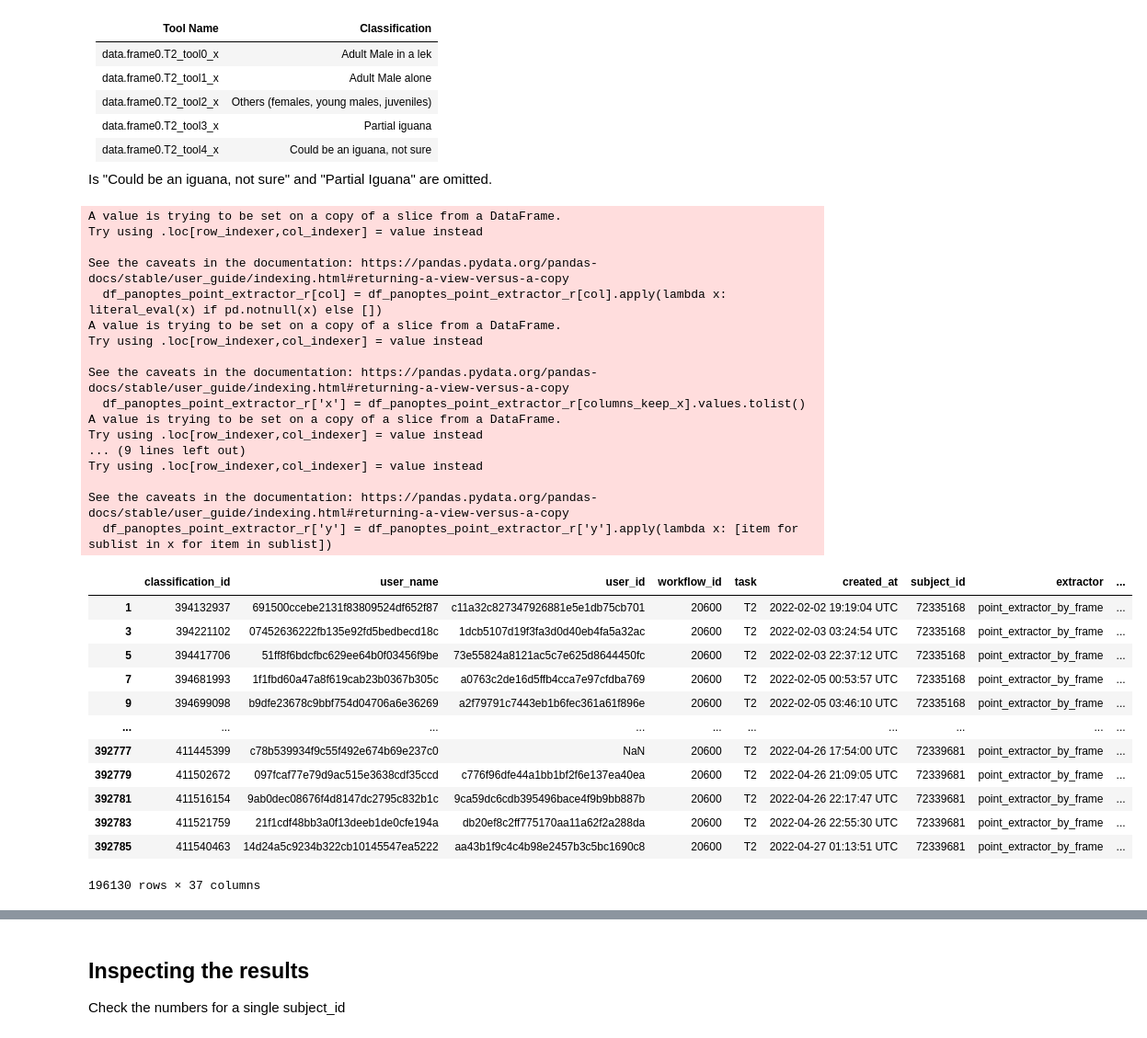
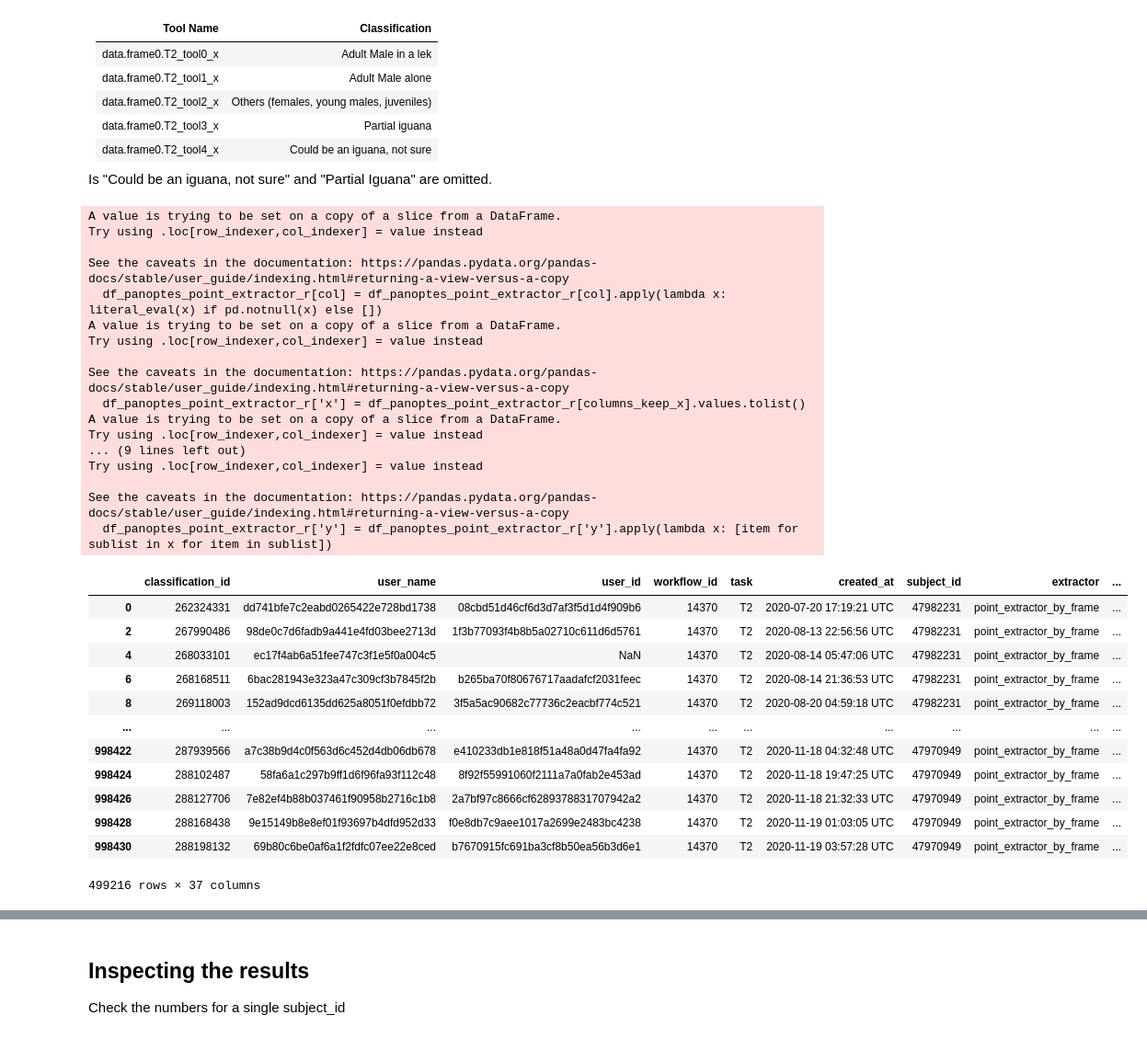
Before and after one commit to cwinkelmann/iguanas-from-above-zooniverse, a Jupyter notebook: Panoptes_Data_Prep.ipynb, the cells around one changed output, grey strips where cells are left out. Shown at 92% size. Cells and saved outputs as stored; diff of their text form; code cells hidden in the pictures.

Commit message:
calculated phase 1 including tool4 which results in higher number for (h)dbscan

```diff
--- a/Panoptes_Data_Prep.ipynb
+++ b/Panoptes_Data_Prep.ipynb
@@ -7,11 +7,11 @@ import pandas as pd
 from pathlib import Path
 
 ### use either the subset of the subset
-#phase_tag = "Iguanas 1st launch"
-#data_folder = "./data/phase_1"
+phase_tag = "Iguanas 1st launch"
+data_folder = "./data/phase_1"
 
-phase_tag = "Iguanas 2nd launch"
-data_folder = "./data/phase_2"
+# phase_tag = "Iguanas 2nd launch"
+# data_folder = "./data/phase_2"
 
 #phase_tag = "Iguanas 3rd launch"
 #data_folder = "./data/phase_3"
@@ -23,7 +23,7 @@ workflow_id_p3 = 22040.0
 input_path = Path("/Users/christian/data/zooniverse")
 
 # use_gold_standard_subset = "expert" # Use the expert-GS-Xphase as the basis
-output_path = Path("/Users/christian/data/zooniverse/2024_04_16_analysis").joinpath(phase_tag).resolve()
+output_path = Path("/Users/christian/data/zooniverse/2024_04_24_analysis").joinpath(phase_tag).resolve()
 
 output_plot_path = output_path.joinpath("plots")
 output_plot_path.mkdir(parents=True, exist_ok=True)
@@ -362,8 +367,8 @@ Is "Could be an iguana, not sure" and "Partial Iguana" are omitted.
 # create a flat structure from the nested marks over multiple columns from that.
 from ast import literal_eval
 
-columns_keep_x = ['data.frame0.T2_tool0_x', 'data.frame0.T2_tool1_x', 'data.frame0.T2_tool2_x']
-columns_keep_y = ['data.frame0.T2_tool0_y', 'data.frame0.T2_tool1_y', 'data.frame0.T2_tool2_y']
+columns_keep_x = ['data.frame0.T2_tool0_x', 'data.frame0.T2_tool1_x', 'data.frame0.T2_tool2_x', 'data.frame0.T2_tool4_x']
+columns_keep_y = ['data.frame0.T2_tool0_y', 'data.frame0.T2_tool1_y', 'data.frame0.T2_tool2_y', 'data.frame0.T2_tool4_y']
 
 for col in columns_keep_x + columns_keep_y:
     df_panoptes_point_extractor_r[col] = df_panoptes_point_extractor_r[col].apply(lambda x: literal_eval(x) if pd.notnull(x) else [])
@@ -371,49 +376,45 @@ for col in columns_keep_x + columns_keep_y:
 # Merge the lists in 'x' and 'y' coordinates
 df_panoptes_point_extractor_r['x'] = df_panoptes_point_extractor_r[columns_keep_x].values.tolist()
 df_panoptes_point_extractor_r['y'] = df_panoptes_point_extractor_r[columns_keep_y].values.tolist()
 
 # Flatten the lists in each row for 'x' and 'y'
 df_panoptes_point_extractor_r['x'] = df_panoptes_point_extractor_r['x'].apply(lambda x: [item for sublist in x for item in sublist])
 df_panoptes_point_extractor_r['y'] = df_panoptes_point_extractor_r['y'].apply(lambda x: [item for sublist in x for item in sublist])
 
 # Explode the DataFrame to separate rows for each x, y pair
-# Note: This requires pandas >= 0.25 for simultaneous explode
-# df_panoptes_point_extractor_r_exploded = df_panoptes_point_extractor_r.apply(pd.Series.explode)
-
 # Explode the DataFrame based on these columns to get separate rows for each list element
-# Make sure to perform the explode operation on both columns simultaneously to keep the x and y coordinates paired
 df_panoptes_point_extractor_r
 # %% [output]
 A value is trying to be set on a copy of a slice from a DataFrame.
 Try using .loc[row_indexer,col_indexer] = value instead
 
 See the caveats in the documentation: https://pandas.pydata.org/pandas-docs/stable/user_guide/indexing.html#returning-a-view-versus-a-copy
   df_panoptes_point_extractor_r[col] = df_panoptes_point_extractor_r[col].apply(lambda x: literal_eval(x) if pd.notnull(x) else [])
 A value is trying to be set on a copy of a slice from a DataFrame.
 Try using .loc[row_indexer,col_indexer] = value instead
 
 See the caveats in the documentation: https://pandas.pydata.org/pandas-docs/stable/user_guide/indexing.html#returning-a-view-versus-a-copy
   df_panoptes_point_extractor_r['x'] = df_panoptes_point_extractor_r[columns_keep_x].values.tolist()
 A value is trying to be set on a copy of a slice from a DataFrame.
 Try using .loc[row_indexer,col_indexer] = value instead
 ... (9 lines left out)
 Try using .loc[row_indexer,col_indexer] = value instead
 
 See the caveats in the documentation: https://pandas.pydata.org/pandas-docs/stable/user_guide/indexing.html#returning-a-view-versus-a-copy
   df_panoptes_point_extractor_r['y'] = df_panoptes_point_extractor_r['y'].apply(lambda x: [item for sublist in x for item in sublist])
 |  | classification_id | user_name | user_id | workflow_id | task | created_at | subject_id | extractor | ... |
-| 1 | 394132937 | 691500ccebe2131f83809524df652f87 | c11a32c827347926881e5e1db75cb701 | 20600 | T2 | 2022-02-02 19:19:04 UTC | 72335168 | point_extractor_by_frame | ... |
-| 3 | 394221102 | 07452636222fb135e92fd5bedbecd18c | 1dcb5107d19f3fa3d0d40eb4fa5a32ac | 20600 | T2 | 2022-02-03 03:24:54 UTC | 72335168 | point_extractor_by_frame | ... |
-| 5 | 394417706 | 51ff8f6bdcfbc629ee64b0f03456f9be | 73e55824a8121ac5c7e625d8644450fc | 20600 | T2 | 2022-02-03 22:37:12 UTC | 72335168 | point_extractor_by_frame | ... |
-| 7 | 394681993 | 1f1fbd60a47a8f619cab23b0367b305c | a0763c2de16d5ffb4cca7e97cfdba769 | 20600 | T2 | 2022-02-05 00:53:57 UTC | 72335168 | point_extractor_by_frame | ... |
-| 9 | 394699098 | b9dfe23678c9bbf754d04706a6e36269 | a2f79791c7443eb1b6fec361a61f896e | 20600 | T2 | 2022-02-05 03:46:10 UTC | 72335168 | point_extractor_by_frame | ... |
+| 0 | 262324331 | dd741bfe7c2eabd0265422e728bd1738 | 08cbd51d46cf6d3d7af3f5d1d4f909b6 | 14370 | T2 | 2020-07-20 17:19:21 UTC | 47982231 | point_extractor_by_frame | ... |
+| 2 | 267990486 | 98de0c7d6fadb9a441e4fd03bee2713d | 1f3b77093f4b8b5a02710c611d6d5761 | 14370 | T2 | 2020-08-13 22:56:56 UTC | 47982231 | point_extractor_by_frame | ... |
+| 4 | 268033101 | ec17f4ab6a51fee747c3f1e5f0a004c5 | NaN | 14370 | T2 | 2020-08-14 05:47:06 UTC | 47982231 | point_extractor_by_frame | ... |
+| 6 | 268168511 | 6bac281943e323a47c309cf3b7845f2b | b265ba70f80676717aadafcf2031feec | 14370 | T2 | 2020-08-14 21:36:53 UTC | 47982231 | point_extractor_by_frame | ... |
+| 8 | 269118003 | 152ad9dcd6135dd625a8051f0efdbb72 | 3f5a5ac90682c77736c2eacbf774c521 | 14370 | T2 | 2020-08-20 04:59:18 UTC | 47982231 | point_extractor_by_frame | ... |
 | ... | ... | ... | ... | ... | ... | ... | ... | ... | ... |
-| 392777 | 411445399 | c78b539934f9c55f492e674b69e237c0 | NaN | 20600 | T2 | 2022-04-26 17:54:00 UTC | 72339681 | point_extractor_by_frame | ... |
-| 392779 | 411502672 | 097fcaf77e79d9ac515e3638cdf35ccd | c776f96dfe44a1bb1bf2f6e137ea40ea | 20600 | T2 | 2022-04-26 21:09:05 UTC | 72339681 | point_extractor_by_frame | ... |
-| 392781 | 411516154 | 9ab0dec08676f4d8147dc2795c832b1c | 9ca59dc6cdb395496bace4f9b9bb887b | 20600 | T2 | 2022-04-26 22:17:47 UTC | 72339681 | point_extractor_by_frame | ... |
-| 392783 | 411521759 | 21f1cdf48bb3a0f13deeb1de0cfe194a | db20ef8c2ff775170aa11a62f2a288da | 20600 | T2 | 2022-04-26 22:55:30 UTC | 72339681 | point_extractor_by_frame | ... |
-| 392785 | 411540463 | 14d24a5c9234b322cb10145547ea5222 | aa43b1f9c4c4b98e2457b3c5bc1690c8 | 20600 | T2 | 2022-04-27 01:13:51 UTC | 72339681 | point_extractor_by_frame | ... |
+| 998422 | 287939566 | a7c38b9d4c0f563d6c452d4db06db678 | e410233db1e818f51a48a0d47fa4fa92 | 14370 | T2 | 2020-11-18 04:32:48 UTC | 47970949 | point_extractor_by_frame | ... |
+| 998424 | 288102487 | 58fa6a1c297b9ff1d6f96fa93f112c48 | 8f92f55991060f2111a7a0fab2e453ad | 14370 | T2 | 2020-11-18 19:47:25 UTC | 47970949 | point_extractor_by_frame | ... |
+| 998426 | 288127706 | 7e82ef4b88b037461f90958b2716c1b8 | 2a7bf97c8666cf6289378831707942a2 | 14370 | T2 | 2020-11-18 21:32:33 UTC | 47970949 | point_extractor_by_frame | ... |
+| 998428 | 288168438 | 9e15149b8e8ef01f93697b4dfd952d33 | f0e8db7c9aee1017a2699e2483bc4238 | 14370 | T2 | 2020-11-19 01:03:05 UTC | 47970949 | point_extractor_by_frame | ... |
+| 998430 | 288198132 | 69b80c6be0af6a1f2fdfc07ee22e8ced | b7670915fc691ba3cf8b50ea56b3d6e1 | 14370 | T2 | 2020-11-19 03:57:28 UTC | 47970949 | point_extractor_by_frame | ... |
-196130 rows × 37 columns
+499216 rows × 37 columns
 # %%
 df_panoptes_point_extractor_r = df_panoptes_point_extractor_r[
     ['classification_id', 'user_name', 'user_id', 'workflow_id',  'workflow_version', 'task',
```
Also changed, not shown: parts of 17 cells of this notebook, 13 other files.
